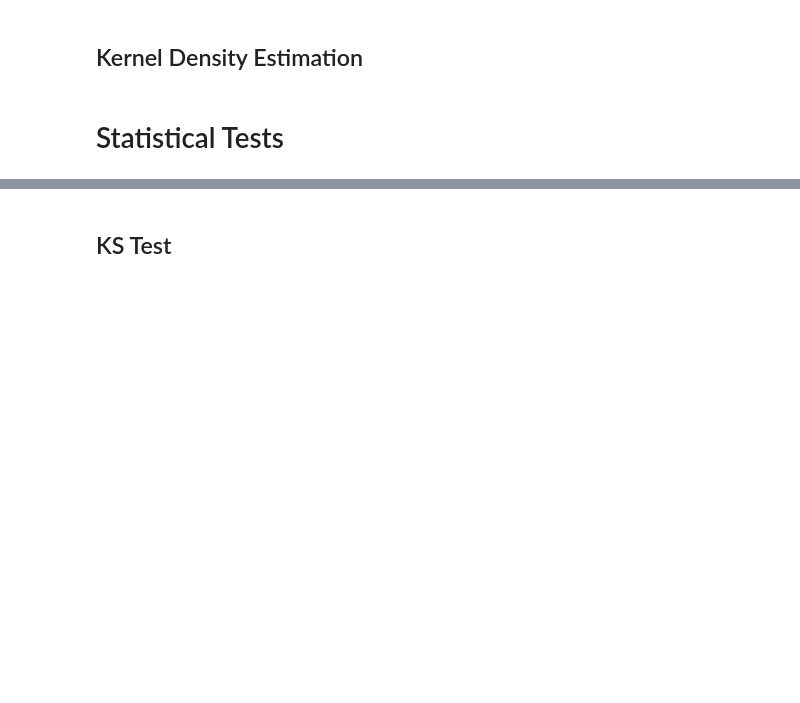
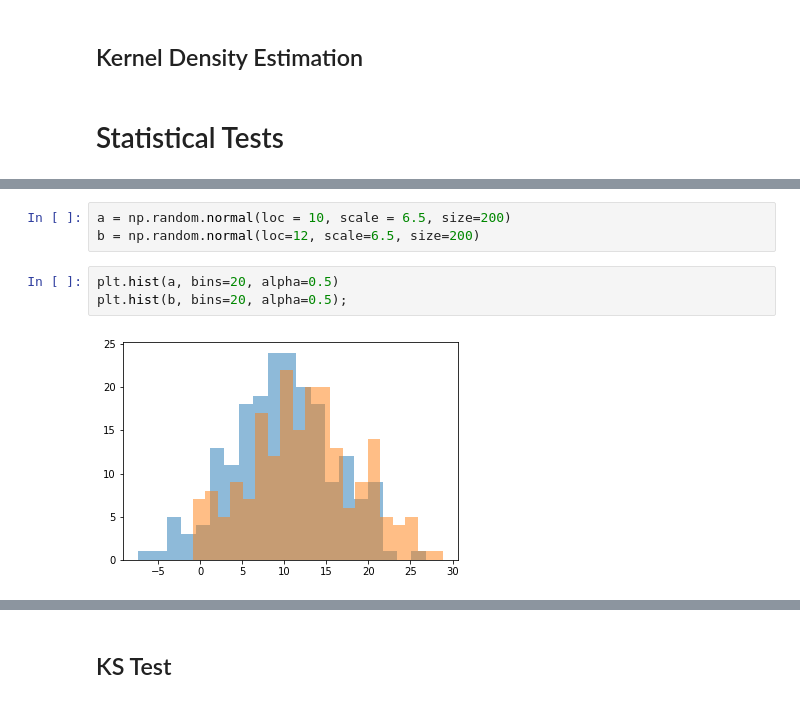
Before and after one commit to larryzzhang/analytics_compendium, a Jupyter notebook: Analytics Compendium.ipynb, the cells around one changed output, grey strips where cells are left out. Saved outputs shown, nothing was run; the diff lists cells and outputs as text; blank space fills up the shorter version.

```diff
--- a/Analytics Compendium.ipynb
+++ b/Analytics Compendium.ipynb
@@ -769,0 +916,8 @@ print("%.4f" %sp.stats.poisson(lam).var())
+# %%
+a = np.random.normal(loc = 10, scale = 6.5, size=200)
+b = np.random.normal(loc=12, scale=6.5, size=200)
+# %%
+plt.hist(a, bins=20, alpha=0.5)
+plt.hist(b, bins=20, alpha=0.5);
+# %% [output]
+[figure, added]
```
Also changed, not shown: parts of 50 cells of this notebook.
